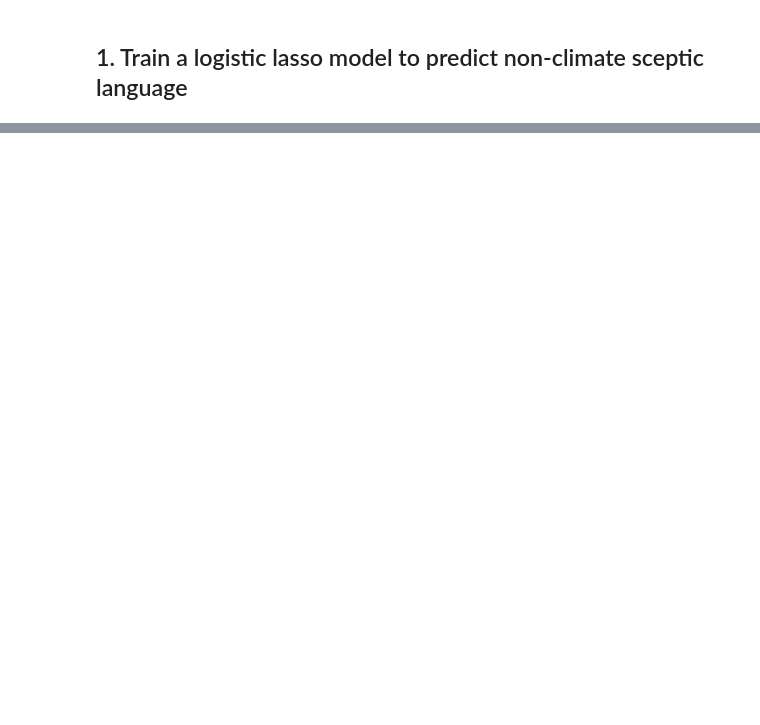
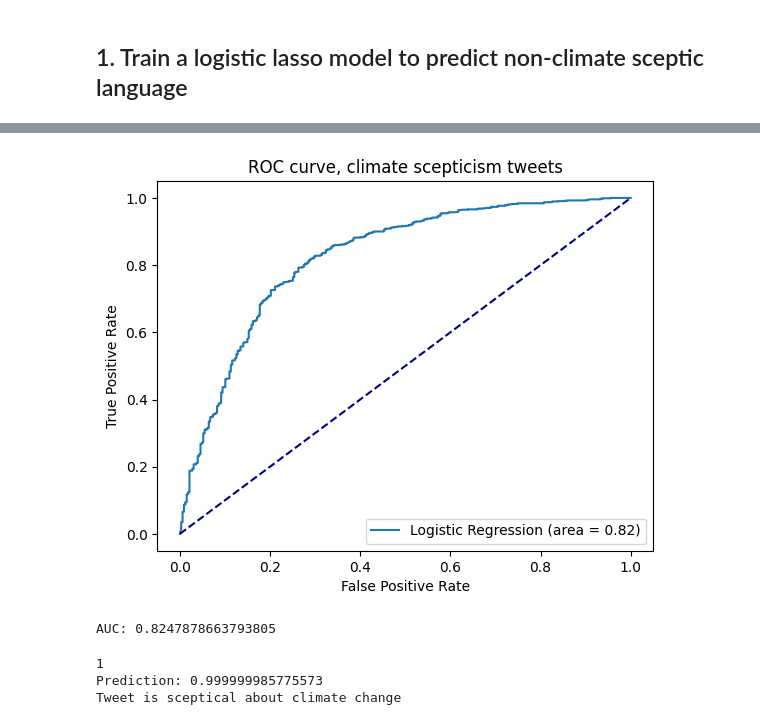
Before and after one commit to olivernilssson/Big-Data-GM0756, a Jupyter notebook: problem_sets/ps_3/h3e1.ipynb, the cells around one changed output, grey strips where cells are left out. Saved outputs shown, nothing was run; the diff lists cells and outputs as text; code cells hidden in the pictures; blank space fills up the shorter version.

```diff
--- a/problem_sets/ps_3/h3e1.ipynb
+++ b/problem_sets/ps_3/h3e1.ipynb
@@ -33,0 +67,26 @@ df_tweets.head()
+# %%
+# Define required functions
+def alpha_only(text):
+    # Only keep alphabetic characters and spaces
+    return re.sub("[^a-zA-Z\s]", "", text)
+
+# Create a stemmer object
+stemmer = SnowballStemmer("english")
+
+def stem_tokens(tokens):
+    # Stem the tokens using the Snowball stemmer
+    return [stemmer.stem(token) for token in tokens]
+
+def tokenize(text):
+    # Tokenize the text and stem the tokens
+    tokens = text.split()
+    return stem_tokens(tokens)
+
+# Create a TfidfVectorizer object
+tfidf_vectorizer = TfidfVectorizer(preprocessor=alpha_only, tokenizer=tokenize, stop_words='english')
+
+# Convert the training and test set to a matrix of TF-IDF features
+# Fit and transform the training set
+X_train_tfidf = tfidf_vectorizer.fit_transform(train_df['tweet'])
+# Transform is used to ensure that the test set is transformed using the same vectorizer as the training set
+X_test_tfidf = tfidf_vectorizer.transform(test_df['tweet'])
@@ -33,0 +101,5 @@ df_tweets.head()
+# %%
+# Logistic Regression with Cross-Validation for Lasso (L1) Regularization
+# Create a LogisticRegressionCV object
+logistic_l1 = LogisticRegressionCV(Cs=2, cv=10, penalty='l1', solver='liblinear', random_state=42, max_iter=100)
+logistic_l1.fit(X_train_tfidf, train_df['existence'])
@@ -33,0 +126,42 @@ df_tweets.head()
+# %%
+# Predict on test data
+lasso_pred = logistic_l1.predict_proba(X_test_tfidf)[:, 1]
+# %%
+# ROC curve
+fpr, tpr, thresholds = roc_curve(test_df['existence'], lasso_pred)
+plt.figure()
+plt.plot(fpr, tpr, label='Logistic Regression (area = %0.2f)' % roc_auc_score(test_df['existence'], lasso_pred))
+plt.plot([0, 1], [0, 1], color='navy', linestyle='--')
+plt.xlabel('False Positive Rate')
+plt.ylabel('True Positive Rate')
+plt.title('ROC curve, climate scepticism tweets')
+plt.legend(loc="lower right")
+plt.show()
+# %% [output]
+[figure, added]
+# %%
+# Compute AUC
+auc = roc_auc_score(test_df['existence'], lasso_pred)
+print(f"AUC: {auc}")
+# %% [output]
+AUC: 0.8247878663793805
+# %%
+# Test the model with a new tweet
+tweet = "Climat change is fake news"
+# Transform the tweet to a matrix of TF-IDF features
+tweet_tfidf = tfidf_vectorizer.transform([tweet])
+
+# Predict the existence of climate scepticism in the tweet
+tweet_pred = logistic_l1.predict_proba(tweet_tfidf)[:, 1]
+
+# Determine the level of climate scepticism in the tweet
+tweet_pred_level = 1 if tweet_pred[0] > 0.5 else 0
+
+# Determine the conclusion of the prediction
+tweet_pred_conclusion = "Tweet is sceptical about climate change" if tweet_pred_level == 1 else "Tweet is not sceptical about climate change"
+print(tweet_pred_level)
+print(f"Prediction: {tweet_pred[0]}\n{tweet_pred_conclusion}")
+# %% [output]
+1
+Prediction: 0.999999985775573
+Tweet is sceptical about climate change
```
Also changed, not shown: parts of 11 cells of this notebook, 2 other files.
